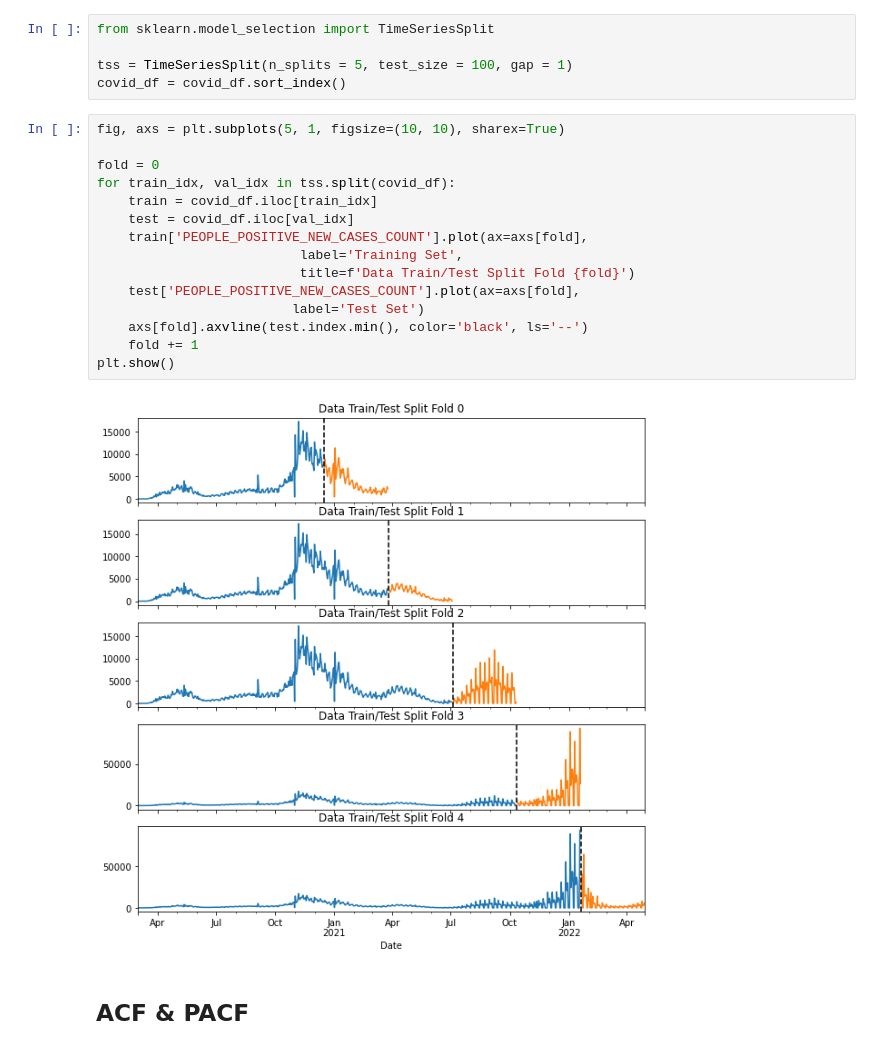
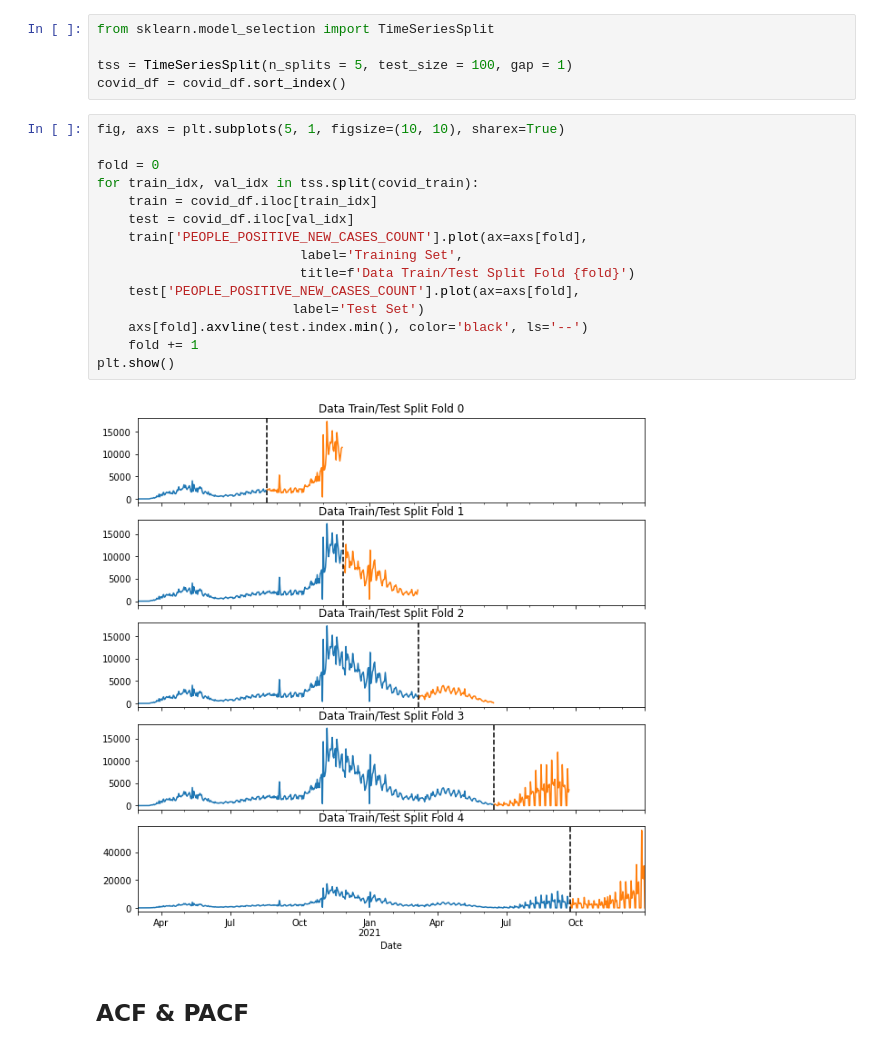
Before and after one commit to danielhe-nu/STAT390-Snowman, a Jupyter notebook: Daniel Final/Illinois_ARIMA.ipynb, the cells around one changed output. Cells and saved outputs as stored; diff of their text form.

```diff
--- a/Daniel Final/Illinois_ARIMA.ipynb
+++ b/Daniel Final/Illinois_ARIMA.ipynb
@@ -98,20 +98,20 @@ covid_df = covid_df.sort_index()
 # %%
 fig, axs = plt.subplots(5, 1, figsize=(10, 10), sharex=True)
 
 fold = 0
-for train_idx, val_idx in tss.split(covid_df):
+for train_idx, val_idx in tss.split(covid_train):
     train = covid_df.iloc[train_idx]
     test = covid_df.iloc[val_idx]
     train['PEOPLE_POSITIVE_NEW_CASES_COUNT'].plot(ax=axs[fold],
                           label='Training Set',
                           title=f'Data Train/Test Split Fold {fold}')
     test['PEOPLE_POSITIVE_NEW_CASES_COUNT'].plot(ax=axs[fold],
                          label='Test Set')
     axs[fold].axvline(test.index.min(), color='black', ls='--')
     fold += 1
 plt.show()
 # %% [output]
-[figure, old version]
+[figure, new version]
 # %% [markdown]
 ## ACF & PACF
 # %%
```
Also changed, not shown: parts of 1 cell of this notebook, 1 other file.
